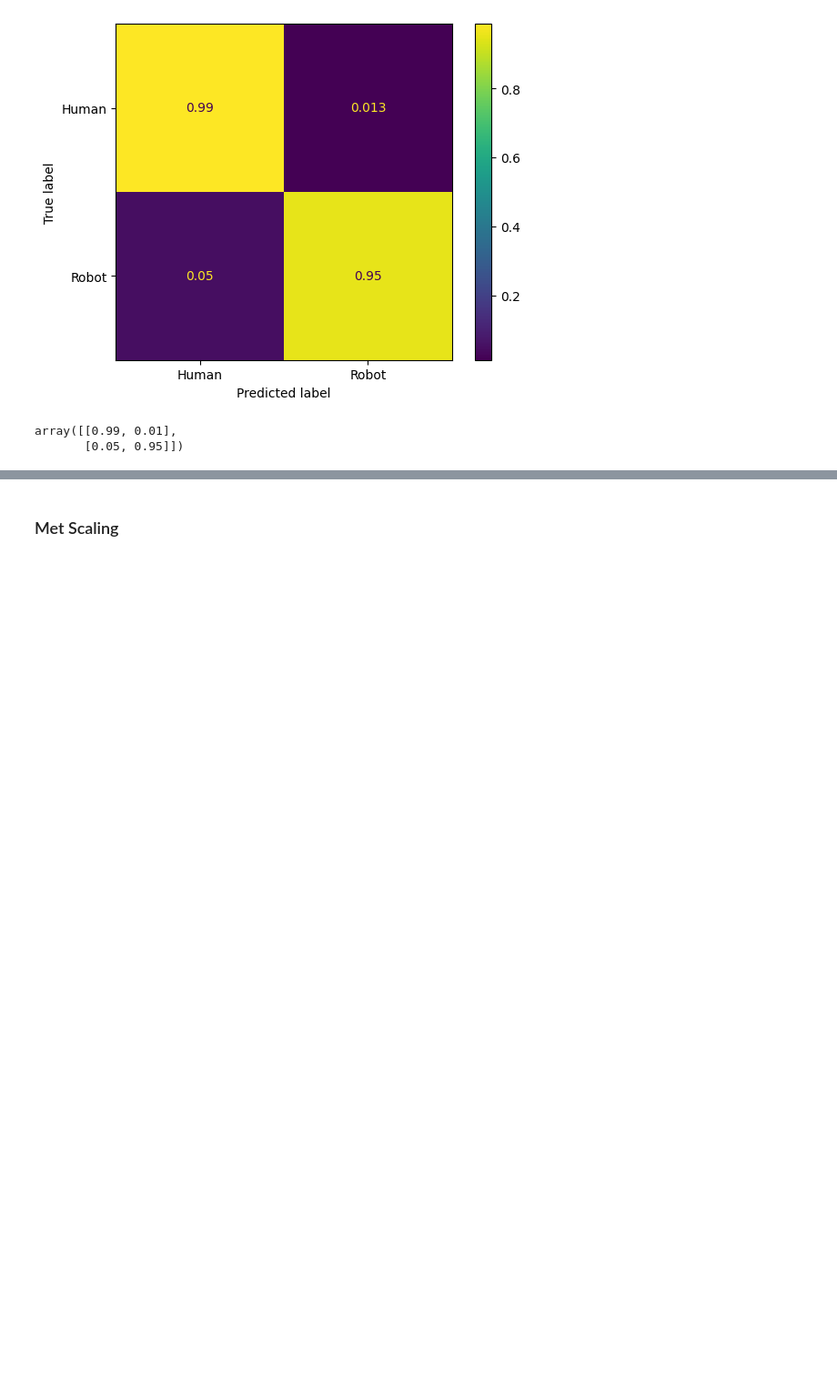
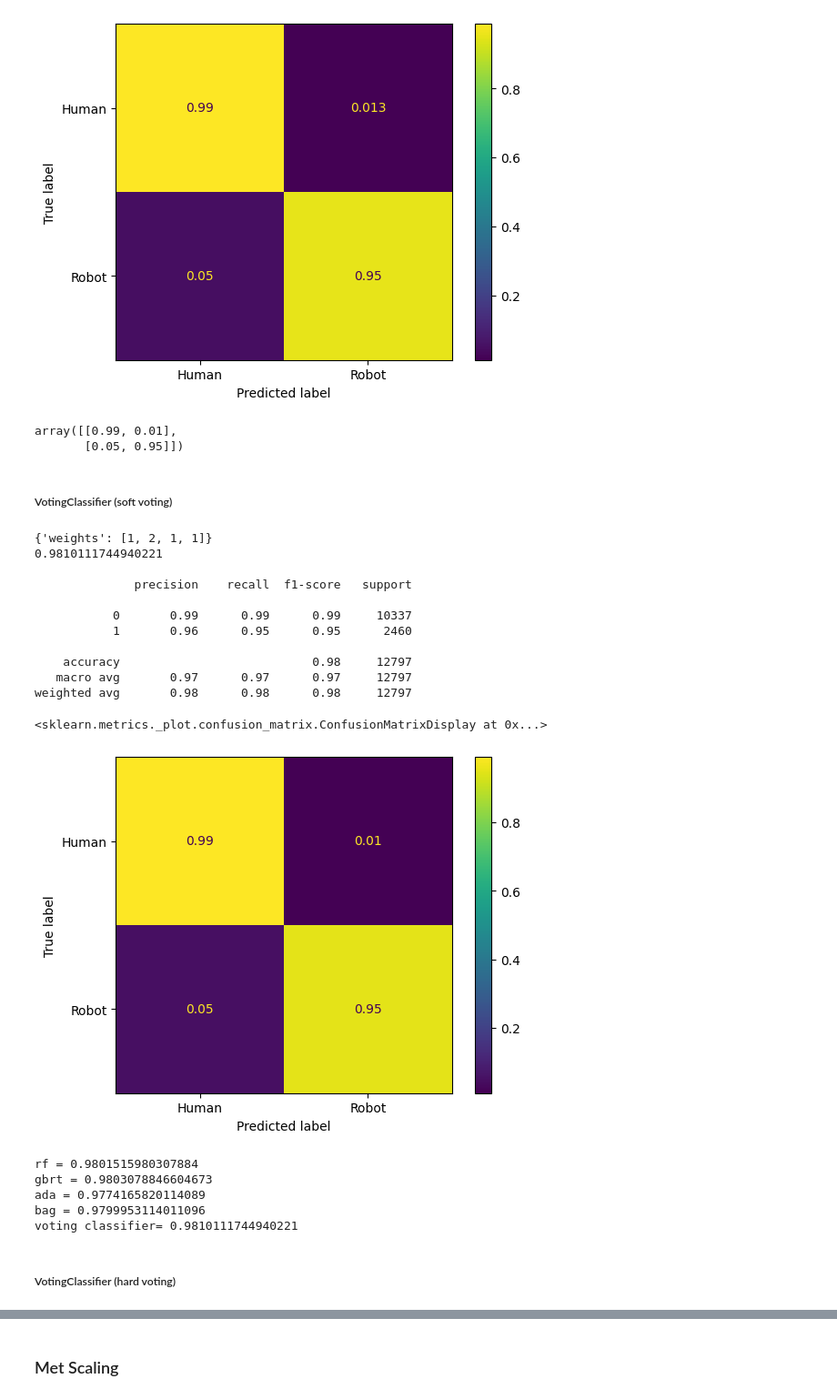
Before and after one commit to Floris-Buyse-FB/project_weblog, a Jupyter notebook: main_scripts/dec_trees.ipynb, the cells around one changed output, grey strips where cells are left out. Shown at 91% size. Saved outputs shown, nothing was run; the diff lists cells and outputs as text; code cells hidden in the pictures; blank space fills up the shorter version.

Commit message:
rapport aan het bijvullen, gedaan tot en met bagging met oob, TODO: vanaf AdaBoost

```diff
--- a/main_scripts/dec_trees.ipynb
+++ b/main_scripts/dec_trees.ipynb
@@ -324,3 +322,68 @@ array([[0.99, 0.01],
 # %%
 filename = '../main_models/random_forest_classifier_drop2.sav'
 pickle.dump(rf_clf, open(filename, 'wb'))
+# %% [markdown]
+##### VotingClassifier (soft voting)
+# %%
+rf_clf = RandomForestClassifier(bootstrap=False, max_depth=25, min_samples_leaf=2, min_samples_split=2, n_estimators=140, random_state=42)
+rf_clf.fit(X_train, y_train)
+
+gbrt_best = GradientBoostingClassifier(max_depth=17, n_estimators=146, learning_rate=1, random_state=42)
+gbrt_best.fit(X_train, y_train)
+
+ada_clf = AdaBoostClassifier(DecisionTreeClassifier(random_state=42), n_estimators=10, algorithm="SAMME.R", learning_rate=0.1, random_state=42)
+ada_clf.fit(X_train, y_train)
+
+bag_clf_oob = BaggingClassifier(DecisionTreeClassifier(random_state=42), max_samples=17000, n_estimators=36, bootstrap=True, oob_score=True, random_state=42)
+bag_clf_oob.fit(X_train, y_train)
+
+grid_search_voting = GridSearchCV(VotingClassifier(
+    estimators=[('rf', rf_clf), ('gbrt', gbrt_best), ('ada', ada_clf), ('bag', bag_clf_oob)],
+    voting='soft'),
+    param_grid={
+        'weights': [[1, 1, 1, 1], [1, 1, 1, 2], [1, 1, 2, 1], [1, 2, 1, 1], [2, 1, 1, 1],
+                    [1, 2, 2, 1], [2, 1, 2, 1], [2, 2, 1, 1], [2, 2, 2, 1], [2, 2, 2, 2]]
+    }, cv=5, scoring='precision', return_train_score=True, n_jobs=-1)
+
+grid_search_voting.fit(X_train, y_train)
+
+print(grid_search_voting.best_params_)
+
+voting_clf = grid_search_voting.best_estimator_
+
+voting_clf.fit(X_train, y_train)
+
+y_pred_voting = voting_clf.predict(X_test)
+
+print(f"{accuracy_score(y_test, y_pred_voting)}\n")
+
+print(classification_report(y_test, y_pred_voting))
+
+cm = np.round(confusion_matrix(y_test, y_pred_voting, normalize='true'), 2)
+
+disp = ConfusionMatrixDisplay(confusion_matrix=cm, display_labels=['Human', 'Robot'])
+disp.plot()
+# %% [output]
+{'weights': [1, 2, 1, 1]}
+0.9810111744940221
+
+              precision    recall  f1-score   support
+
+           0       0.99      0.99      0.99     10337
+           1       0.96      0.95      0.95      2460
+
+    accuracy                           0.98     12797
+   macro avg       0.97      0.97      0.97     12797
+weighted avg       0.98      0.98      0.98     12797
+<sklearn.metrics._plot.confusion_matrix.ConfusionMatrixDisplay at 0x...>
+[figure, added]
+# %%
+for name, clf in voting_clf.named_estimators_.items():
+    print(name, "=", clf.score(X_test, y_test))
+print("voting classifier= "+ str(voting_clf.score(X_test, y_test)))
+# %% [output]
+rf = 0.9801515980307884
+gbrt = 0.9803078846604673
+ada = 0.9774165820114089
+bag = 0.9799953114011096
+voting classifier= 0.9810111744940221
@@ -326,0 +393,2 @@ pickle.dump(rf_clf, open(filename, 'wb'))
+# %% [markdown]
+##### VotingClassifier (hard voting)
```
Also changed, not shown: parts of 4 cells of this notebook, 9 other files.
